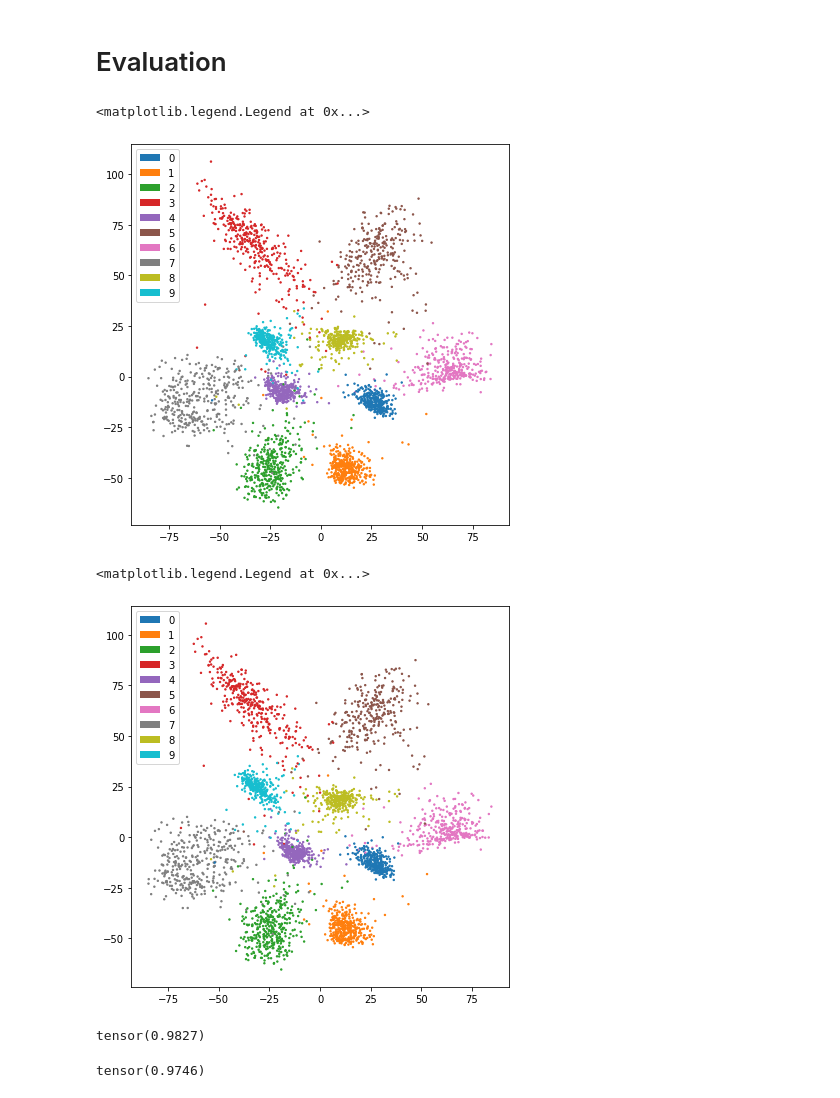
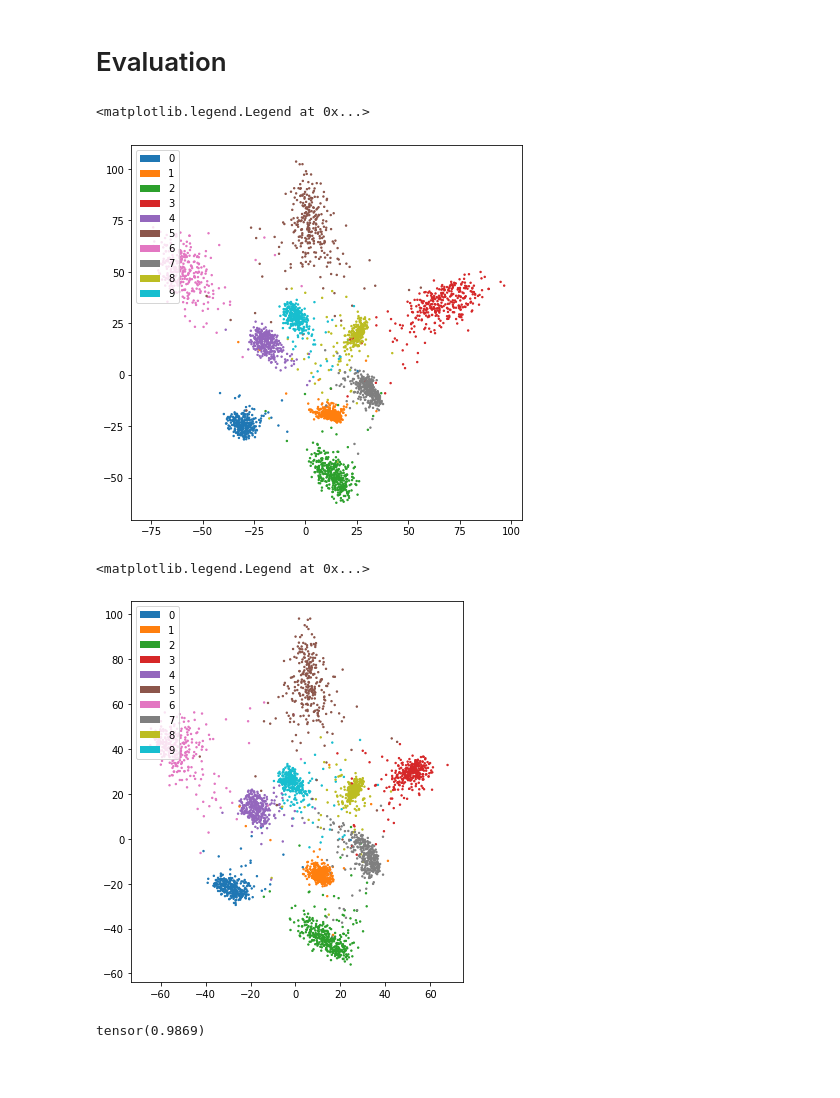
Before and after one commit to einbandi/latent-projective-interventions, a Jupyter notebook: plsd-mnist.ipynb, the cells around one changed output. Saved outputs shown, nothing was run; the diff lists cells and outputs as text; code cells hidden in the pictures; blank space fills up the shorter version.

```diff
--- a/plsd-mnist.ipynb
+++ b/plsd-mnist.ipynb
@@ -137,5 +134,5 @@ torch.backends.cudnn.deterministic=True
 # %%
-for epoch in range(1, 3):
+for epoch in range(1, 2):
         # log run every epoch
 
         train(200, net, 'cuda', trainloader, optimizer, criterion, epoch)
@@ -242,3 +240,17 @@ ax.legend(recs,list(range(10)),loc=2)
 shifted_dataset = torch.utils.data.TensorDataset(mnist_train.data.unsqueeze(1).float() / 255., shifted_train, mnist_train.targets)
 shifted_loader = torch.utils.data.DataLoader(shifted_dataset, batch_size=50, shuffle=True)
 shifted_loader_noshuffle = torch.utils.data.DataLoader(shifted_dataset, batch_size=50, shuffle=False)
+# %%
+torch.manual_seed(42)
+torch.cuda.manual_seed(42)
+torch.backends.cudnn.deterministic=True
+
+net = Net()
+net.load_state_dict(torch.load('models/mnist-before.pt'))
+
+optimizer = optim.SGD(net.parameters(), lr=0.01, momentum=0.9)
+
+for epoch in range(3):
+    train_altered(200, net, 'cuda', shifted_loader, ptsne, optimizer, epoch, 0.5)
+
+torch.save(net.state_dict(), 'models/mnist-after.pt')
@@ -249,7 +280,7 @@ net.load_state_dict(torch.load('models/mnist-before.pt'))
 optimizer = optim.SGD(net.parameters(), lr=0.01, momentum=0.9)
 
 for epoch in range(3):
-    train_altered(200, net, 'cuda', shifted_loader, ptsne, optimizer, epoch, 1.)
+    train(200, net, 'cuda', trainloader, optimizer, criterion, epoch)
 
-torch.save(net.state_dict(), 'models/mnist-after.pt')
+torch.save(net.state_dict(), 'models/mnist-after-baseline.pt')
 # %% [output]
@@ -285 +327,23 @@ new_logits_train = torch.cat(new_logits_train)
+# %%
+net = Net()
+net.load_state_dict(torch.load('models/mnist-after-baseline.pt'))
+net.eval()
+with torch.no_grad():
+    projected_train_baseline = []
+    logits_train_baseline = []
+    for data, targets in trainloader_noshuffle:
+        out = net(data.cuda())
+        logits_train_baseline.append(out.detach().cpu())
+        projected_train_baseline.append(ptsne(out).detach().cpu())
+    projected_train_baseline = torch.cat(projected_train_baseline)
+    logits_train_baseline = torch.cat(logits_train_baseline)
+
+    projected_test_baseline = []
+    logits_test_baseline = []
+    for data, targets in testloader:
+        out = net(data.cuda())
+        logits_test_baseline.append(out.detach().cpu())
+        projected_test_baseline.append(ptsne(out).detach().cpu())
+    projected_test_baseline = torch.cat(projected_test_baseline)
+    logits_test_baseline = torch.cat(logits_test_baseline)
 # %%
@@ -298,21 +373,21 @@ new_logits_test = torch.cat(new_logits_test)
 # %%
 fig = plt.figure(figsize=(7,7))
 ax = fig.add_subplot(111)
 colors = [plt.cm.tab10.colors[i] for i in mnist_test.targets[::3]]
-ax.scatter(projected_test[::3,0], projected_test[::3,1], c=colors, s=2)
+ax.scatter(projected_test_baseline[::3,0], projected_test_baseline[::3,1], c=colors, s=2)
 ax.set_aspect(1)
 recs = []
 for i in range(0,10):
     recs.append(mpatches.Rectangle((0,0),1,1,fc=plt.cm.tab10.colors[i]))
 ax.legend(recs,list(range(10)),loc=2)
 # %% [output]
 <matplotlib.legend.Legend at 0x...>
-[figure, old version]
+[figure, new version]
 # %%
 fig = plt.figure(figsize=(7,7))
 ax = fig.add_subplot(111)
 colors = [plt.cm.tab10.colors[i] for i in mnist_test.targets[::3]]
-ax.scatter(new_projected_test[::3,0], new_projected_test[::3,1], c=colors, s=2)
+ax.scatter(projected_test_altered[::3,0], projected_test_altered[::3,1], c=colors, s=2)
 ax.set_aspect(1)
 recs = []
 for i in range(0,10):
@@ -320,5 +395,5 @@ for i in range(0,10):
 ax.legend(recs,list(range(10)),loc=2)
 # %% [output]
 <matplotlib.legend.Legend at 0x...>
-[figure, old version]
+[figure, new version]
 # %%
@@ -340,5 +414,0 @@ for i in zip(mnist_test.targets, new_logits_test.argmax(dim=1)):
-# %%
-cf_test.diag().sum().float() / cf_test.sum().float()
-# resuming training for 3 more epochs yields 0.9850 to 0.9870
-# %% [output]
-tensor(0.9827)
@@ -345,4 +423,4 @@ tensor(0.9827)
 # %%
-new_cf_test.diag().sum().float() / new_cf_test.sum().float()
+cf_test_baseline.diag().sum().float() / cf_test_baseline.sum().float()
 # %% [output]
-tensor(0.9746)
+tensor(0.9869)
```
Also changed, not shown: parts of 30 cells of this notebook, 1 other file.
